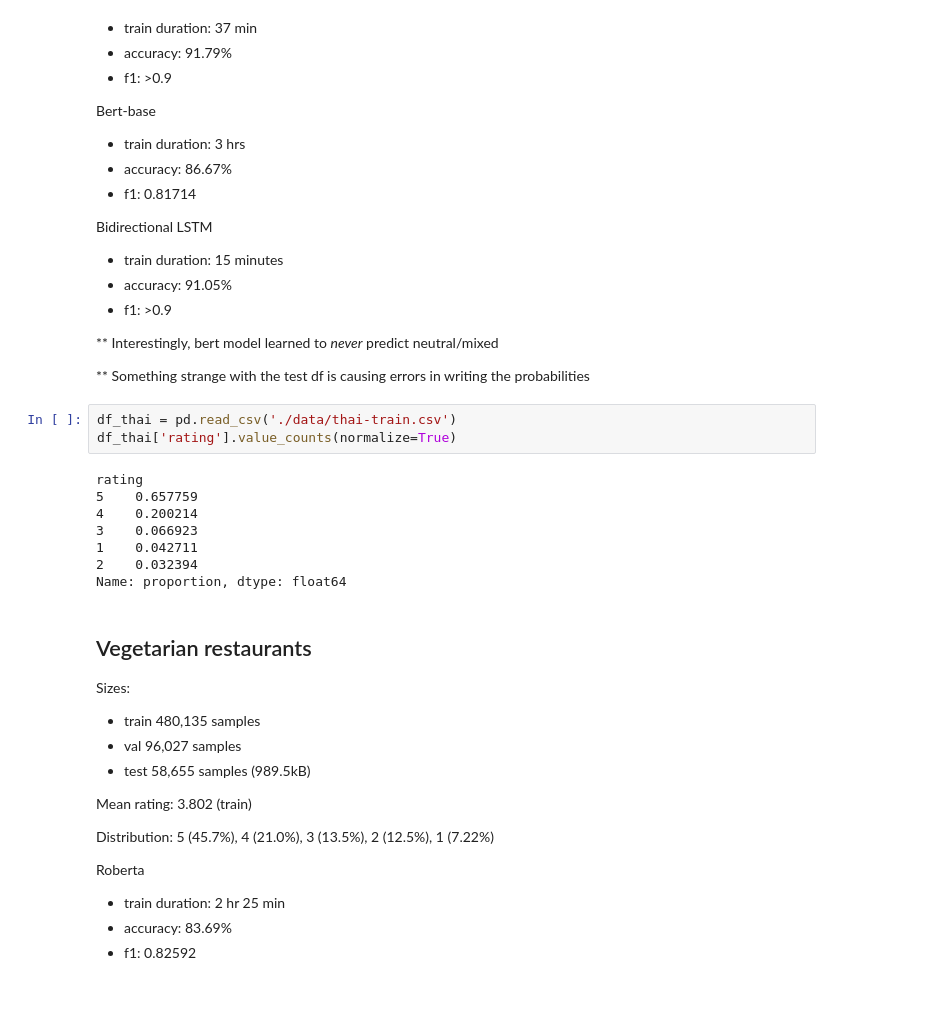
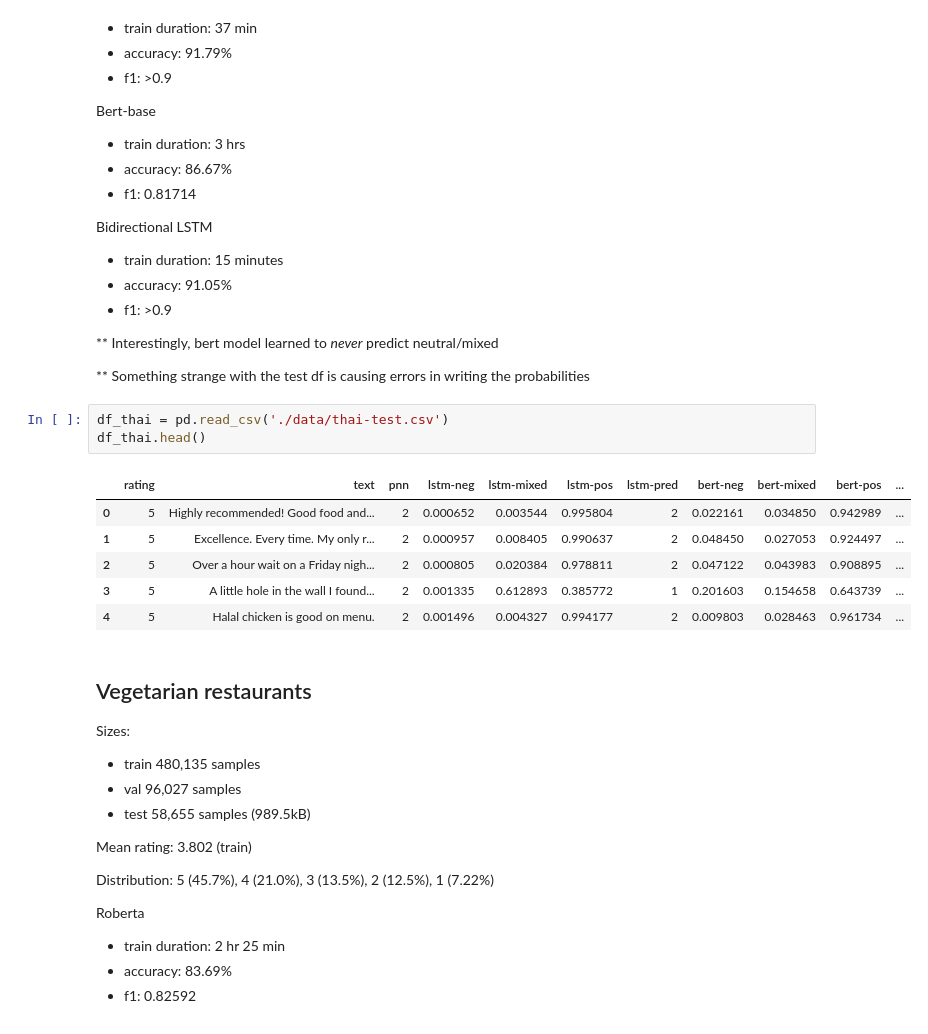
Before and after one commit to drwslv/ErdosReviewSentiment, a Jupyter notebook: duncan/summary-stats.ipynb, the cells around one changed output. Saved outputs shown, nothing was run; the diff lists cells and outputs as text; blank space fills up the shorter version.

```diff
--- a/duncan/summary-stats.ipynb
+++ b/duncan/summary-stats.ipynb
@@ -75,16 +75,15 @@ Bidirectional LSTM
 
 ** Something strange with the test df is causing errors in writing the probabilities
 # %%
-df_thai = pd.read_csv('./data/thai-train.csv')
-df_thai['rating'].value_counts(normalize=True)
+df_thai = pd.read_csv('./data/thai-test.csv')
+df_thai.head()
 # %% [output]
-rating
-5    0.657759
-4    0.200214
-3    0.066923
-1    0.042711
-2    0.032394
-Name: proportion, dtype: float64
+|  | rating | text | pnn | lstm-neg | lstm-mixed | lstm-pos | lstm-pred | bert-neg | bert-mixed | bert-pos | ... |
+| 0 | 5 | Highly recommended! Good food and... | 2 | 0.000652 | 0.003544 | 0.995804 | 2 | 0.022161 | 0.034850 | 0.942989 | ... |
+| 1 | 5 | Excellence. Every time. My only r... | 2 | 0.000957 | 0.008405 | 0.990637 | 2 | 0.048450 | 0.027053 | 0.924497 | ... |
+| 2 | 5 | Over a hour wait on a Friday nigh... | 2 | 0.000805 | 0.020384 | 0.978811 | 2 | 0.047122 | 0.043983 | 0.908895 | ... |
+| 3 | 5 | A little hole in the wall I found... | 2 | 0.001335 | 0.612893 | 0.385772 | 1 | 0.201603 | 0.154658 | 0.643739 | ... |
+| 4 | 5 | Halal chicken is good on menu. | 2 | 0.001496 | 0.004327 | 0.994177 | 2 | 0.009803 | 0.028463 | 0.961734 | ... |
 # %% [markdown]
 ## Vegetarian restaurants
 Sizes:
```
Also changed, not shown: parts of 2 cells of this notebook, 3 other files.
